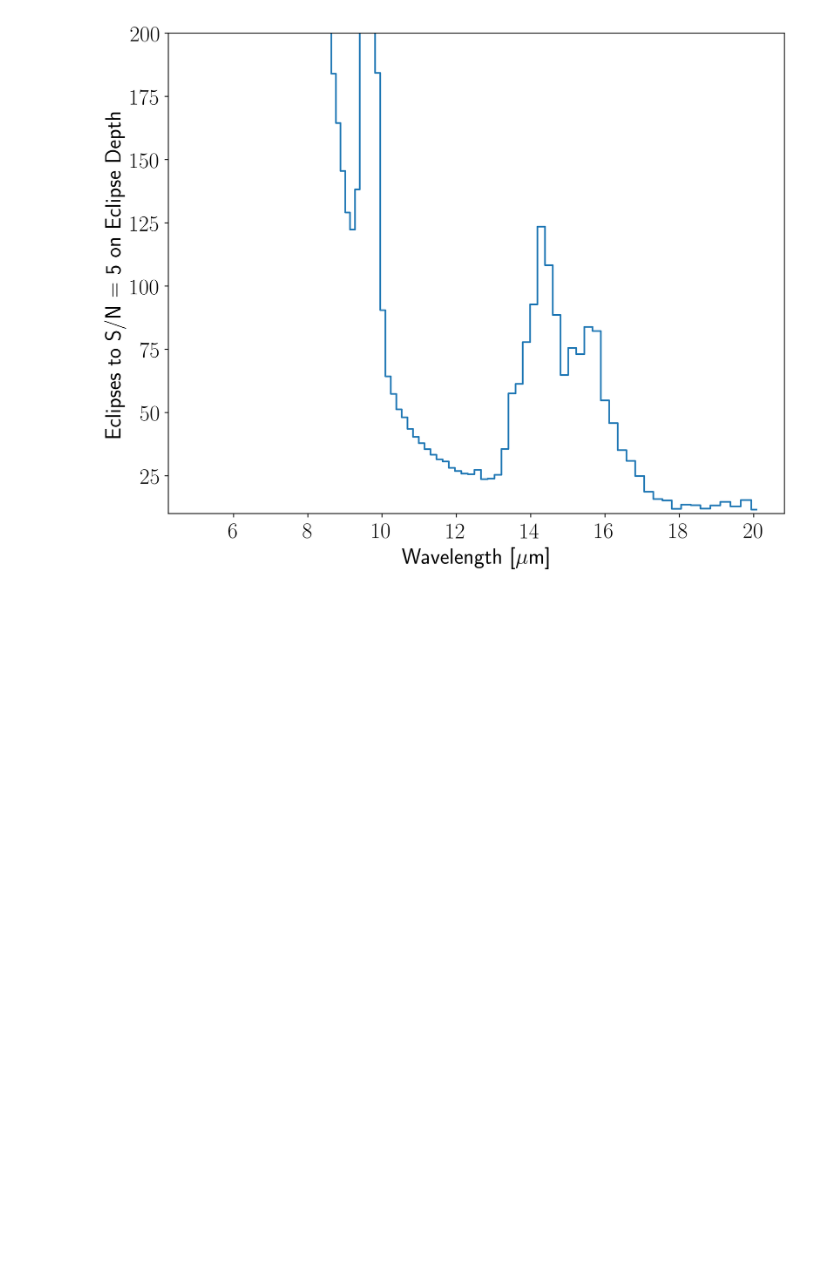
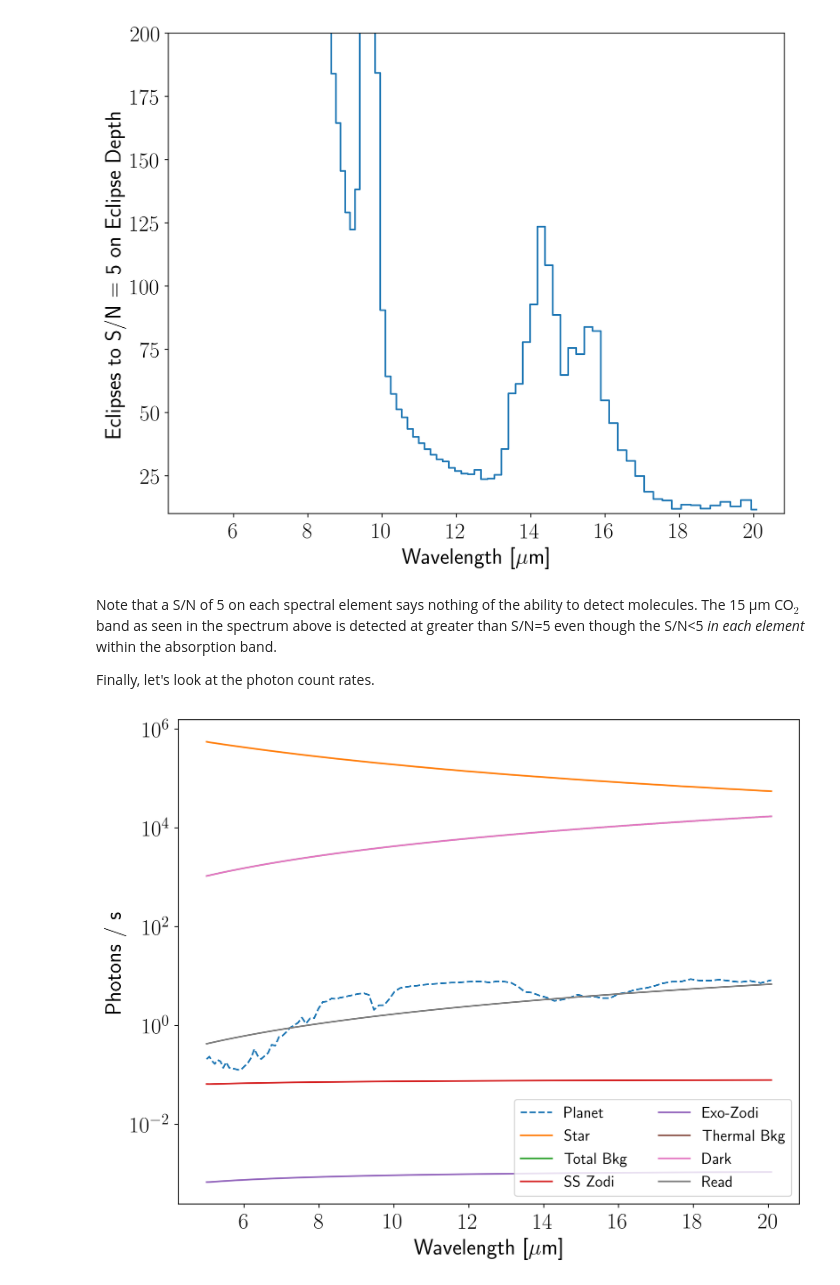
Before and after one commit to jlustigy/coronagraph, a Jupyter notebook: docs/notebooks/eclipse_example.ipynb, the cells around one changed output. Saved outputs shown, nothing was run; the diff lists cells and outputs as text; code cells hidden in the pictures; blank space fills up the shorter version.

```diff
--- a/docs/notebooks/eclipse_example.ipynb
+++ b/docs/notebooks/eclipse_example.ipynb
@@ -163,3 +189,11 @@ ax.set_yscale("linear")
 ax.set_ylim(10,200);
 # %% [output]
 [figure]
+# %% [markdown]
+Note that a S/N of 5 on each spectral element says nothing of the ability to detect molecules. The 15 µm CO$_2$ band as seen in the spectrum above is detected at greater than S/N=5 even though the S/N<5 *in each element* within the absorption band.
+
+Finally, let's look at the photon count rates.
+# %%
+fig, ax = enm.plot_count_rates()
+# %% [output]
+[figure, added]
```
Also changed, not shown: parts of 38 cells of this notebook.
